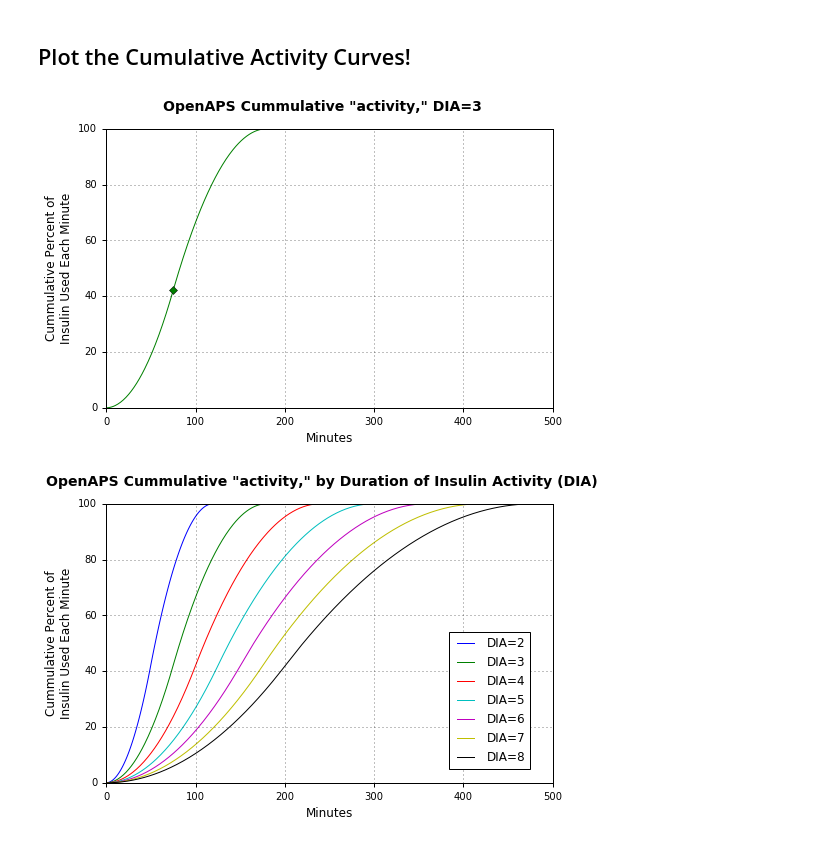
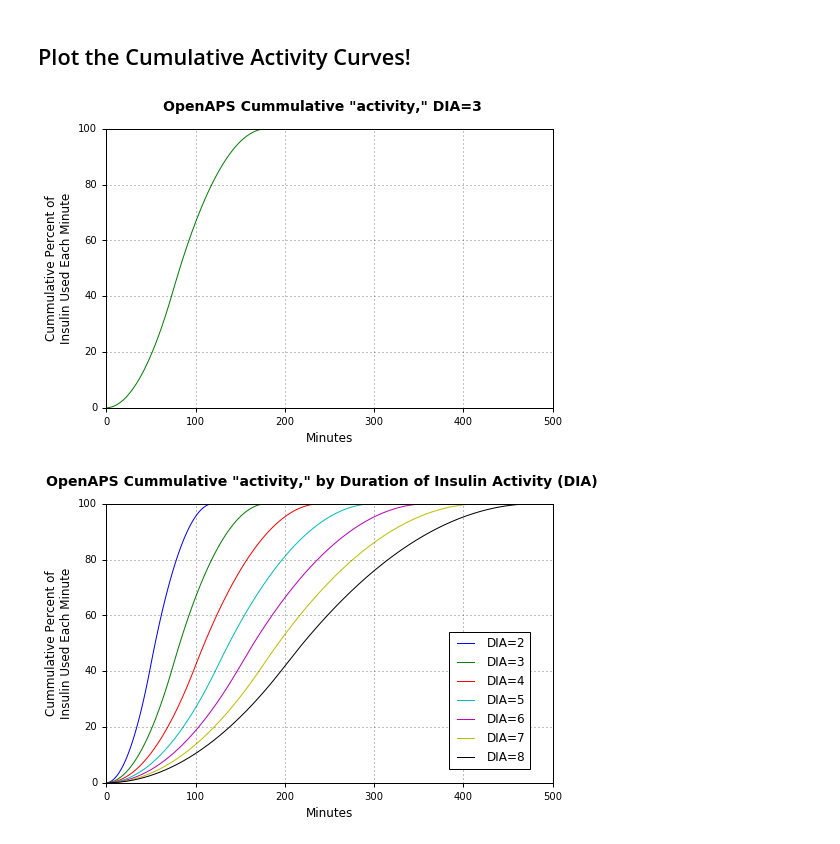
Before and after one commit to Nightscou2018/Replicate-OpenAPS-IOB-calcs, a Jupyter notebook: OpenAPS_insulin_activity_calculations.ipynb, the cells around one changed output. Saved outputs shown, nothing was run; the diff lists cells and outputs as text; code cells hidden in the pictures.

```diff
--- a/OpenAPS_insulin_activity_calculations.ipynb
+++ b/OpenAPS_insulin_activity_calculations.ipynb
@@ -205,26 +205,25 @@ plt.show()
 # %%
 # Plot cummulative activity curve for just (dia == 3)
 plt.figure(figsize=(8, 5))
 plt.ylabel('Cummulative Percent of\nInsulin Used Each Minute', fontsize=12)
 plt.xlabel('Minutes', fontsize=12)
 plt.suptitle('OpenAPS Cummulative "activity," DIA=3', fontsize=14, fontweight='bold')
 
-markers = [75]
 cum_3_pct = dict_of_dfs_by_dia[3]['cum_activity_dia_3'] * 100
-cum_3_pct.plot(kind='line', label='DIA=3', color='g', markevery=markers, marker='D').grid(True)
+cum_3_pct.plot(kind='line', label='DIA=3', color='g').grid(True)
 
 plt.tick_params(axis='both', top='off', right='off', direction='out', pad=5, width=1)
 
 plt.xlim([0,500])
 plt.ylim([0,100])
 
 #plt.legend(bbox_to_anchor=(0.95, 0.05), loc=4, borderaxespad=0.)
 
-plt.savefig('OpenAPS_cum_activity_by_dia_3.png', format='png', dpi=600)
+plt.savefig('OpenAPS_cum_activity_dia_3.png', format='png', dpi=600)
 
 plt.show()
 # %% [output]
-[figure, old version]
+[figure, new version]
 # %%
 # Plot cumulative activity curves for dia = 2 - 8
 plt.figure(figsize=(8, 5))
```
Also changed, not shown: parts of 2 cells of this notebook, 2 other files.
